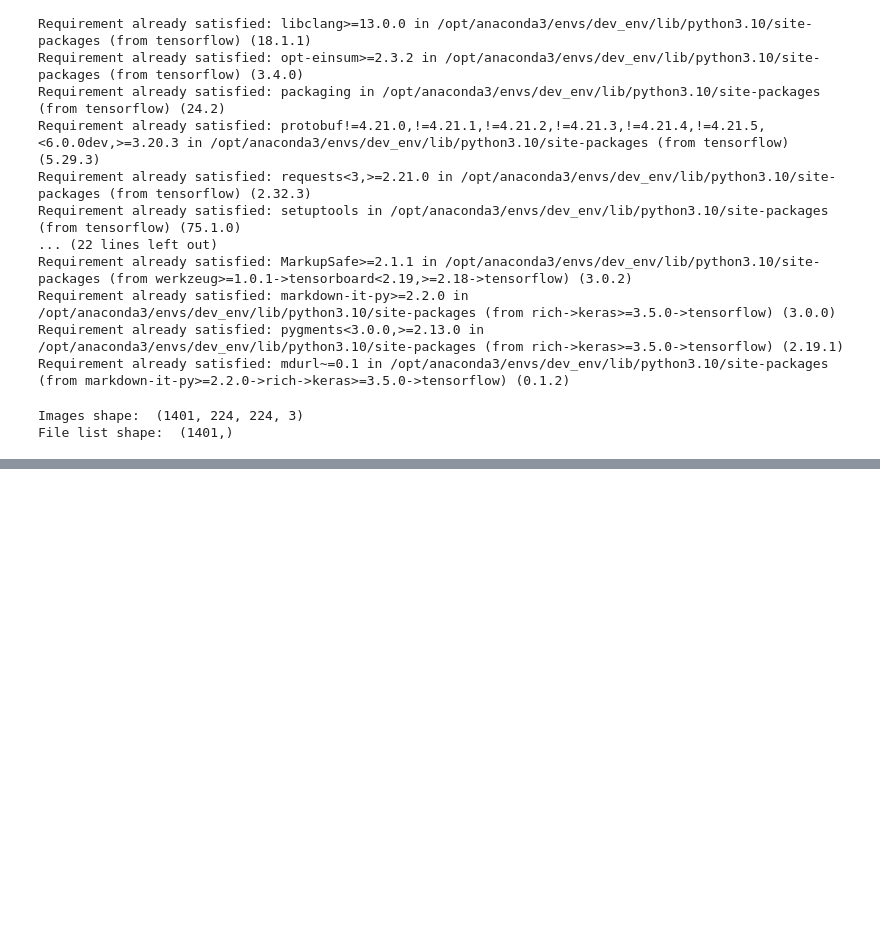
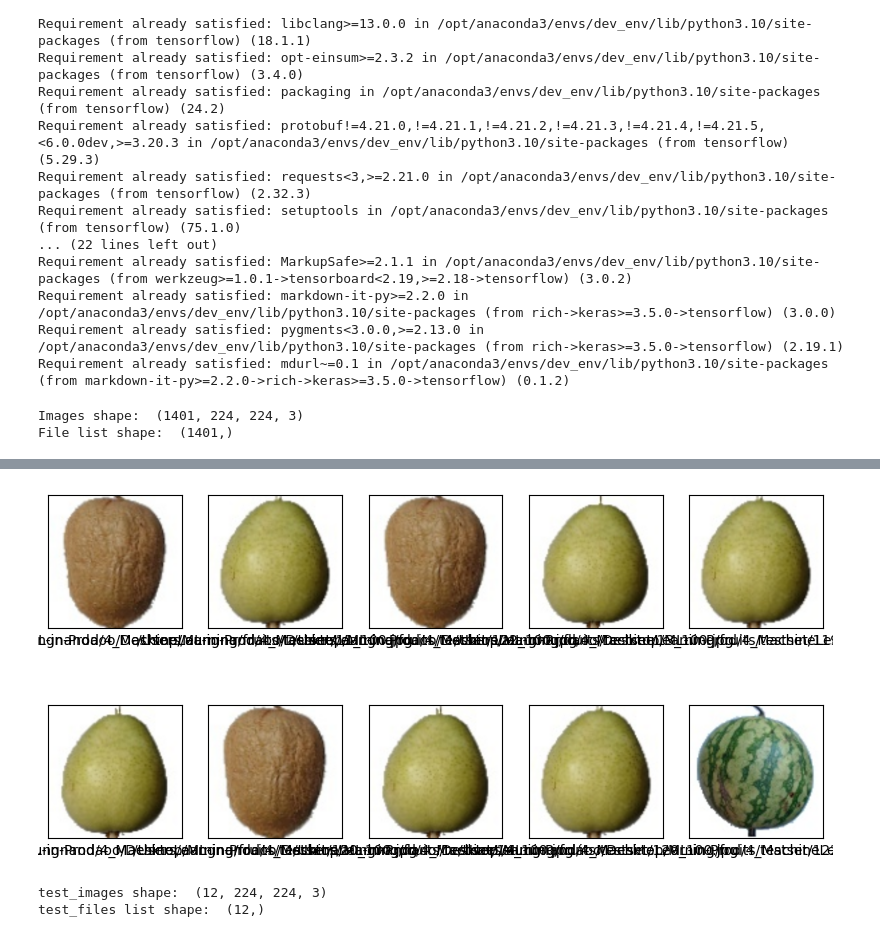
Before and after one commit to NikkiAung/ML-In-Prod, a Jupyter notebook: 4_MachineLearning/2_K_means_clustering/k_means_Image_Clustering.ipynb, the cells around one changed output, grey strips where cells are left out. Saved outputs shown, nothing was run; the diff lists cells and outputs as text; code cells hidden in the pictures; blank space fills up the shorter version.

```diff
--- a/4_MachineLearning/2_K_means_clustering/k_means_Image_Clustering.ipynb
+++ b/4_MachineLearning/2_K_means_clustering/k_means_Image_Clustering.ipynb
@@ -68,0 +98,35 @@ Features shape (1401, 62720)
+# %%
+# Load test images
+test_path = "/Users/aungnandaoo/Desktop/ML-in-Prod/4_MachineLearning/fruits/testset"
+test_images = []
+test_files = []
+
+for cur_file in os.listdir(test_path):
+    read_path = test_path + "/" + cur_file
+    img = cv2.imread(read_path)
+    img = cv2.resize(img, (224, 224))
+    test_images.append(img)
+    test_files.append(read_path)
+
+test_images = np.array(test_images)
+test_files = np.array(test_files)
+# %%
+plt.figure(figsize=(10, 5))
+random_inds = np.random.choice(range(len(test_images)), 10)
+
+for i, img_i in enumerate(random_inds):
+    plt.subplot(2, 5, i + 1)
+    plt.xticks([])
+    plt.yticks([])
+    plt.grid(False)
+    show_image = cv2.cvtColor(test_images[img_i], cv2.COLOR_BGR2RGB)
+    plt.imshow(np.squeeze(show_image))
+    plt.xlabel(test_files[img_i])
+# %% [output]
+[figure, added]
+# %%
+print("test_images shape: ", test_images.shape)
+print("test_files list shape: ", test_files.shape)
+# %% [output]
+test_images shape:  (12, 224, 224, 3)
+test_files list shape:  (12,)
```
Also changed, not shown: parts of 12 cells of this notebook, 24 other files.
